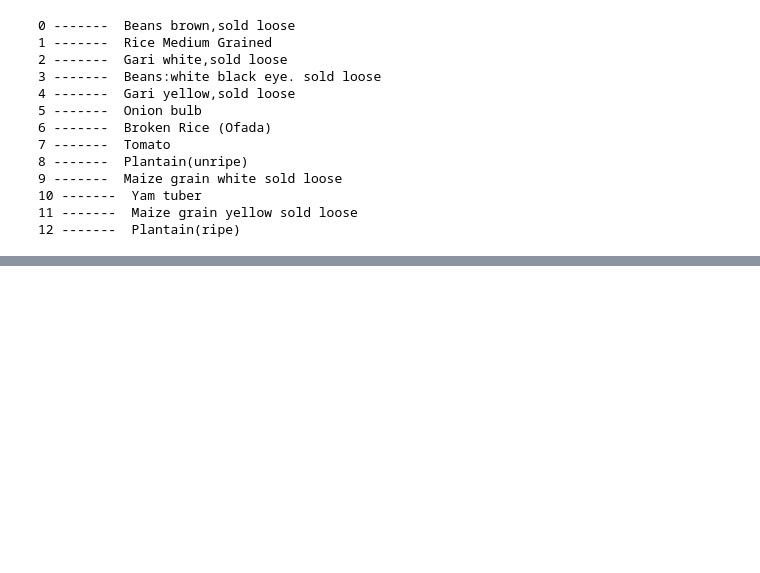
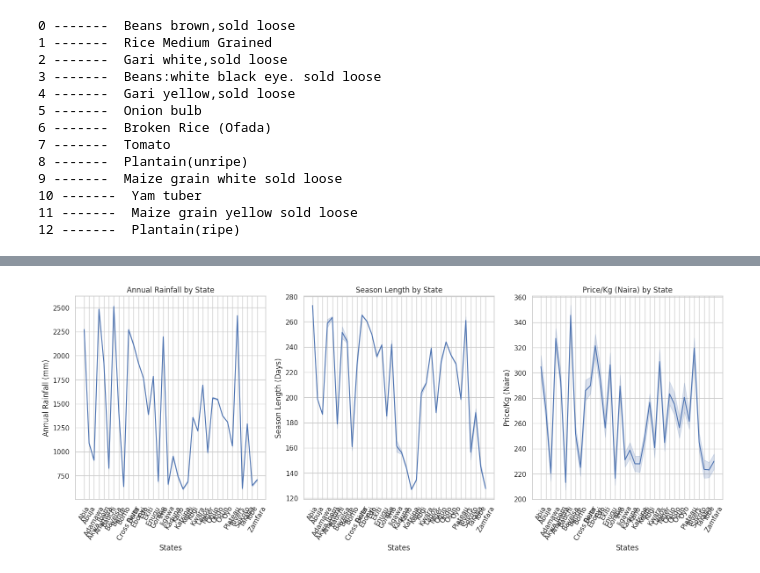
Before and after one commit to OhuneneIbrahim/Agricultural-food-price-prediction, a Jupyter notebook: ML_for_Agriculture.ipynb, the cells around one changed output, grey strips where cells are left out. Saved outputs shown, nothing was run; the diff lists cells and outputs as text; code cells hidden in the pictures; blank space fills up the shorter version.

```diff
--- a/ML_for_Agriculture.ipynb
+++ b/ML_for_Agriculture.ipynb
@@ -555,0 +628,33 @@ plt.show()
+# %%
+plt.figure(figsize=(19, 6))
+
+# Line plot for Annual Rainfall
+plt.subplot(131)
+sns.lineplot(x='states', y='Annual Rainfall mm', data=price_df)
+plt.title('Annual Rainfall by State')
+plt.xlabel('States')
+plt.ylabel('Annual Rainfall (mm)')
+plt.xticks(rotation= 60)
+
+
+# Line plot for Season Length
+plt.subplot(132)
+sns.lineplot(x='states', y='Season Length Days', data=price_df)
+plt.title('Season Length by State')
+plt.xlabel('States')
+plt.ylabel('Season Length (Days)')
+plt.xticks(rotation= 60)
+
+# Line plot for Price/Kg (Naira)
+plt.subplot(133)
+sns.lineplot(x='states', y='Price/Kg (Naira)', data=price_df)
+plt.title('Price/Kg (Naira) by State')
+plt.xlabel('States')
+plt.ylabel('Price/Kg (Naira)')
+plt.xticks(rotation= 60)
+
+# Adjust layout and display the plot
+
+plt.show()
+# %% [output]
+[figure, added]
```
Also changed, not shown: parts of 19 cells of this notebook.
